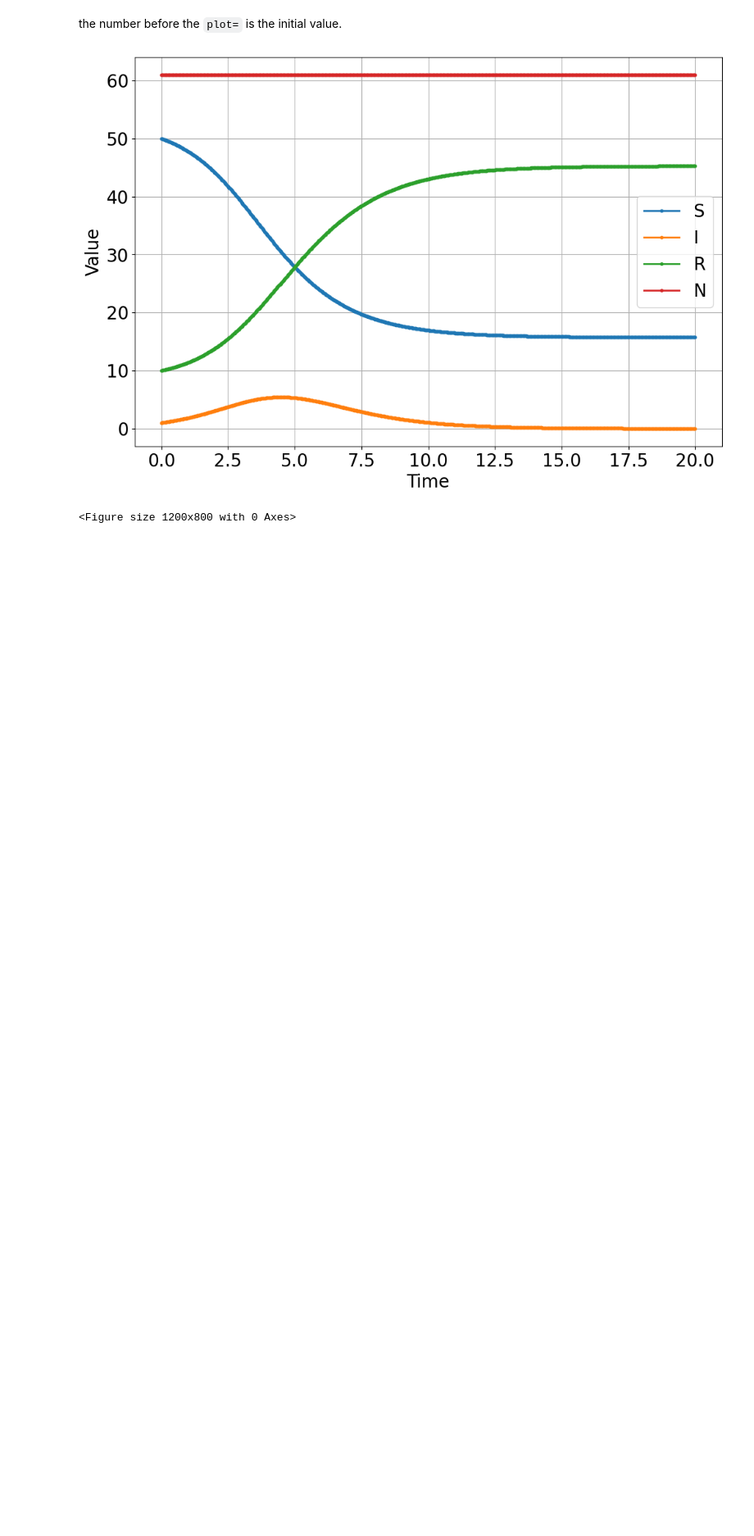
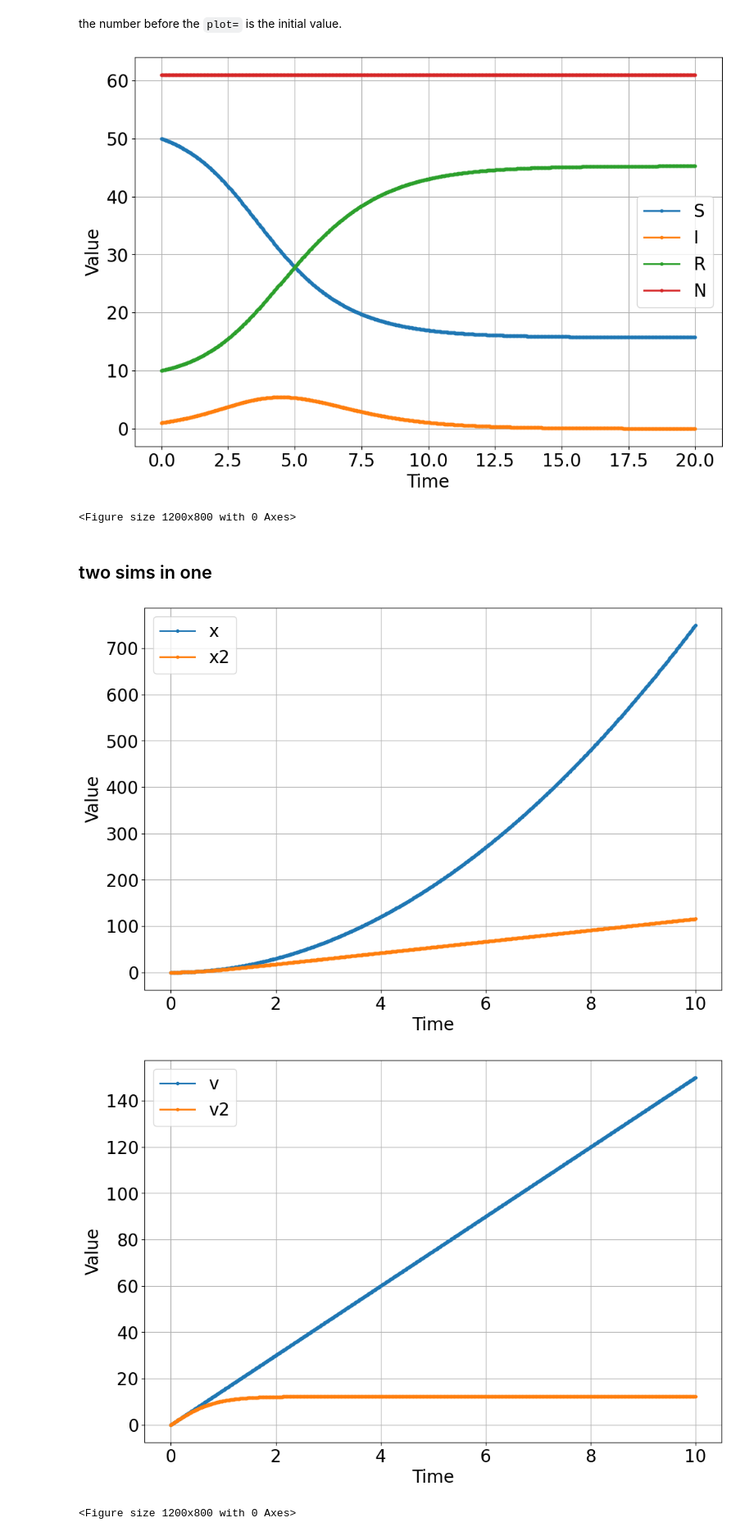
Before and after one commit to bblais/Computer-Programming-for-the-Sciences-Spring-2023, a Jupyter notebook: Sprint #2 - Dynamical Systems and Parameters/2023-03-07 Misc.ipynb, the cells around one changed output. Shown at 82% size. Cells and saved outputs as stored; diff of their text form; code cells hidden in the pictures; blank space fills up the shorter version.

```diff
--- a/Sprint #2 - Dynamical Systems and Parameters/2023-03-07 Misc.ipynb
+++ b/Sprint #2 - Dynamical Systems and Parameters/2023-03-07 Misc.ipynb
@@ -86,0 +88,14 @@ sim.params(v_max=10)
+# %% [markdown]
+## two sims in one
+# %%
+sim=Simulation()
+sim.add("x'=v",0,plot=1)
+sim.add("v'=a",0,plot=2)
+sim.add("x2'=v2",0,plot=1)
+sim.add("v2'=a-k*v2**2",0,plot=2)
+sim.params(a=15,k=.1)
+sim.run(10)
+# %% [output]
+[figure, added]
+[figure, added]
+<Figure size 1200x800 with 0 Axes>
```
Also changed, not shown: parts of 3 cells of this notebook, 1 other file.
